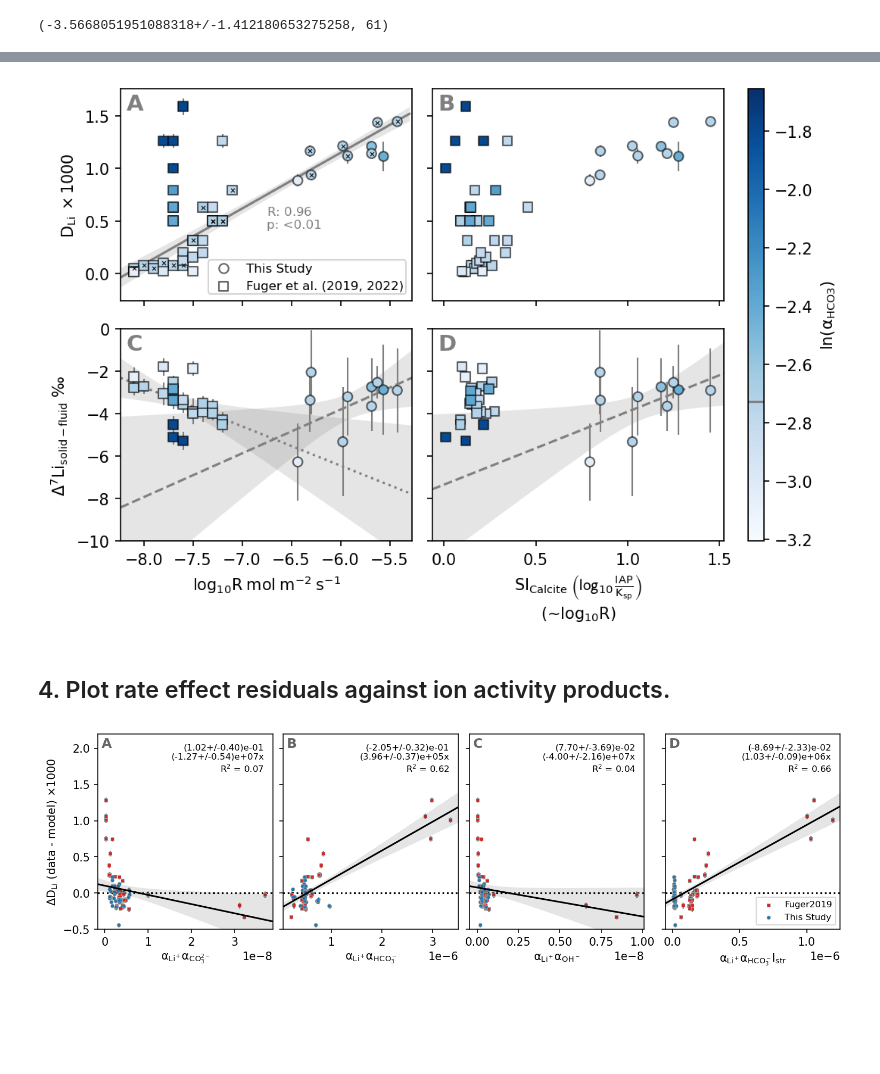
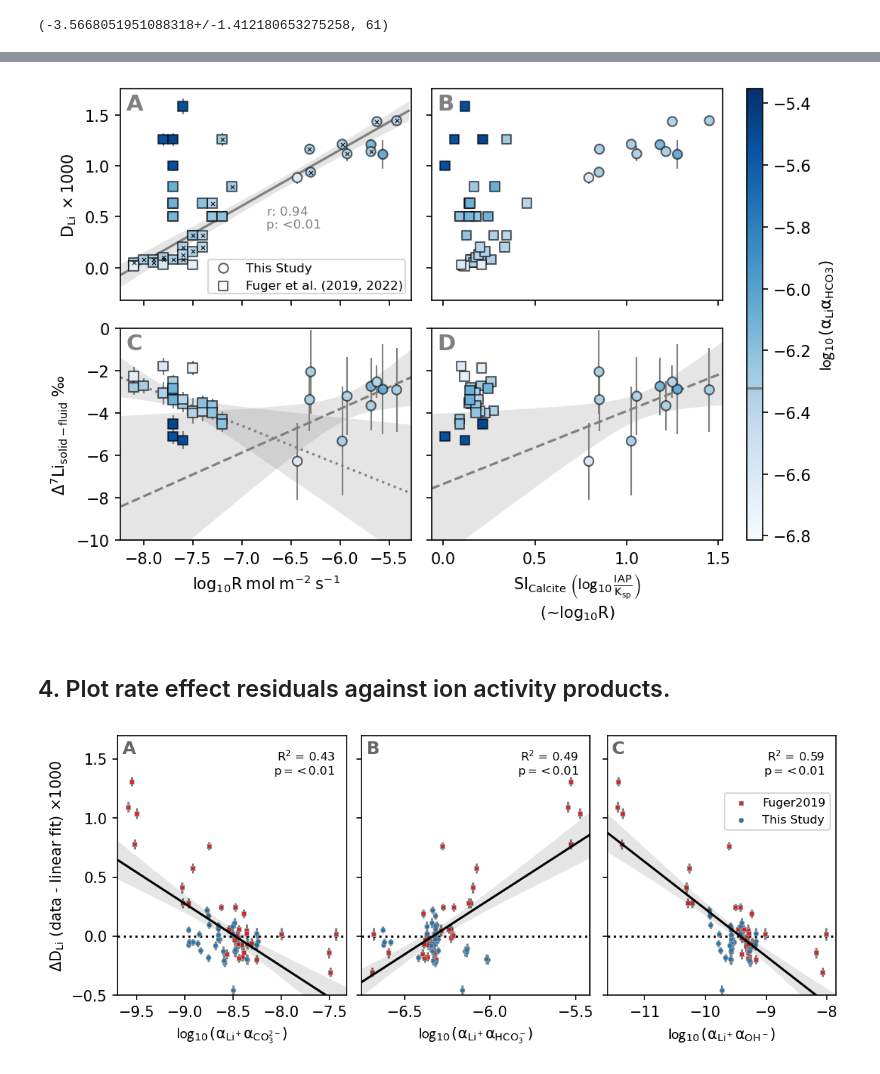
Before and after one commit to oscarbranson/supplementary, a Jupyter notebook: supplements/inorg_Li/02_Results.ipynb, the cells around one changed output, grey strips where cells are left out. Cells and saved outputs as stored; diff of their text form; code cells hidden in the pictures; blank space fills up the shorter version.

```diff
--- a/supplements/inorg_Li/02_Results.ipynb
+++ b/supplements/inorg_Li/02_Results.ipynb
@@ -45,7 +45,7 @@ for e, c in cdict.items():
 ax.text(.02, .98, '$T=25^oC$', va='top', ha='left', color=(.5,.5,.5), transform=ax.transAxes)
 ax.legend(fontsize=10)
 
-ax.set_ylabel('$pH_T$')
+ax.set_ylabel('$pH_{NBS}$')
 ax.set_xlabel('DIC ($\mu mol/kg$)')
 
 fig.tight_layout()
@@ -316,7 +320,7 @@ axs[0,0].set_ylabel('$D_{Li}\\ \\times 1000$')
 axs[1,0].set_ylabel('$\\Delta^7Li_{solid-fluid}~‰$')
 
 axs[1,0].set_xlabel('Temperature ℃')
-axs[1,1].set_xlabel('$pH_T$')
+axs[1,1].set_xlabel('$pH_{NBS}$')
 axs[1,2].set_xlabel('DIC $\\mu mol~kg^{-1}$')
 
 axs[1,2].set_xlim(900, 4400)
@@ -363,13 +384,18 @@ epsLi_mu, combined_epsLi.size
 # %%
-# fit data with ~constant HCO3- activity
+# fit data with ~constant Li-HCO3- activity coefficient
 Rp = np.concatenate([nom(df.R.R_13C), nom(10**fug.solid.logR)])
-la_HCO3 = np.concatenate([df[database, 'la_HCO3-'].values, fug[database, 'la_HCO3-'].values])
-HCO3 = 10**la_HCO3
+la_LiHCO3 = np.concatenate([df[database, 'la_LiHCO3-'].values, fug[database, 'la_LiHCO3-'].values])
 
 DLi = np.concatenate([nom(df.OG.DLi), nom(fug.solid.DLi)])
 DLi_err = np.concatenate([err(df.OG.DLi), fug.solid.DLi_2std * 2])
 
-ind = np.isclose(la_HCO3, df[database, 'la_HCO3-'].values.mean(), atol=0.05)
+ind = np.isclose(
+    la_LiHCO3,
+    df.loc[:, (database, 'la_LiHCO3-')].mean(),
+    atol=0.5 * df.loc[:, (database, 'la_LiHCO3-')].std()
+)
+
+print(df.loc[:, (database, 'la_LiHCO3-')].mean(), 0.5 * df.loc[:, (database, 'la_LiHCO3-')].std())
 
 fit_x = np.log10(Rp[ind])
 fit_y = DLi[ind]
@@ -382,6 +408,9 @@ up = un.correlated_values(p, cov)
 nR = np.logspace(-8.3, -5.3)
 pred = np.polyval(up, np.log10(nR))
 
+plt.scatter(np.log10(Rp[ind]), DLi[ind])
+plt.plot(np.log10(nR), nom(pred))
+
 fit_stats = stats.pearsonr(fit_x, fit_y)
 fit_stats
 # %% [output]
@@ -396,8 +421,12 @@ plt.plot(np.log10(nR), nom(pred))
 fig, axs = plt.subplots(2, 2, figsize=(7, 5), sharex='col', sharey='row')
 
 pdf = sdf
-cvar = (database, 'la_HCO3-')
-clabel = r'$ln(\alpha_{HCO3})$'
+
+# cvar = (database, 'la_HCO3-')
+# clabel = r'$ln(\alpha_{HCO3})$'
+
+cvar = (database, 'la_LiHCO3-')
+clabel = r'$\log_{10}(\alpha_{Li} \alpha_{HCO3})$'
 
 # logR plot
 
@@ -475,18 +504,19 @@ plot_line(axs[1,0], pp, zorder=-3, color='gray', ls='--')
 pp = fit_line(nom(df.loc[ind, (database, 'si_Calcite')]), nom(df.loc[ind, ('Li_isotopes_vs_fluid', 'Delta_og')]))
 plot_line(axs[1,1], pp, zorder=-3, color='gray', ls='--')
 
-# draw on linear fit to constant HCO3-
+
+
+# draw on linear fit to constant Li-HCO3- activity
 axs[0,0].plot(np.log10(nR), unp.nominal_values(pred) * 1000, color='grey', zorder=-2)
 axs[0,0].fill_between(np.log10(nR), unp.nominal_values(pred - 1.96 * err(pred)) * 1000, unp.nominal_values(pred + 1.96 * err(pred)) * 1000, alpha=0.2, color='grey', zorder=-3, lw=0)
 
-la_HCO3_mean = df[database, 'la_HCO3-'].values.mean()
-ind = np.isclose(nom(pdf[database, 'la_HCO3-'].values), la_HCO3_mean, atol=0.05)
+ind = np.isclose(nom(pdf[cvar].values), df.loc[:, (database, 'la_LiHCO3-')].mean(), atol=0.5 * df.loc[:, (database, 'la_LiHCO3-')].std())
 axs[0,0].scatter(nom(pdf.loc[ind, ('R', 'log10R_13C')]), nom(pdf.loc[ind, ('OG', 'DLi')]) * 1e3, marker='x', color='k', s=6, lw=0.5)
 
-ind = np.isclose(fug[database, 'la_HCO3-'].values, la_HCO3_mean, atol=0.05)
+ind = np.isclose(fug[cvar].values, df.loc[:, (database, 'la_LiHCO3-')].mean(), atol=0.5 * df.loc[:, (database, 'la_LiHCO3-')].std())
 axs[0,0].scatter(fug.loc[ind, ('solid', 'logR')], fug.loc[ind, ('solid', 'DLi')] * 1e3, marker='x', color='k', s=6, lw=0.5)
 
-axs[0,0].text(0.5, 0.45, f'$R$: {fit_stats.statistic:.2f}\np: <0.01', transform=axs[0,0].transAxes, ha='left', va='top', fontsize=8, color='grey')
+axs[0,0].text(0.5, 0.45, f'$r$: {fit_stats.statistic:.2f}\np: <0.01', transform=axs[0,0].transAxes, ha='left', va='top', fontsize=8, color='grey')
 
 
 axs[0,0].set_ylabel('$D_{Li}\\ \\times 1000$')
@@ -498,7 +528,7 @@ fig.subplots_adjust(right=0.87)
 cax = fig.add_axes([.9, pax.get_position().y0, .02, bax.get_position().y1 - pax.get_position().y0])
 fig.colorbar(ma, cax, label=clabel)
 
-cax.axhline(df[database, 'la_HCO3-'].values.mean(), color='grey')
+cax.axhline(df.loc[:, (database, 'la_LiHCO3-')].mean(), color='grey')
 
 for ax, a in zip(axs.flat, 'ABCDEFGH'):
     ax.text(0.02, 0.98, a, weight='bold', transform=ax.transAxes, ha='left', va='top', fontsize=14, color='grey')
@@ -509,7 +539,7 @@ axs[0,0].legend(fontsize=8, borderpad=0.2)
 
 savefig(fig, '03_Rate_SI')
 # %% [output]
-[figure, old version]
+[figure, new version]
 # %% [markdown]
 ## 4. Plot rate effect residuals against ion activity products.
 # %%
@@ -529,16 +559,16 @@ la_Li = np.concatenate([df[database, 'la_Li+'].values, fug[database, 'la_Li+'].v
 study = np.concatenate([np.full(df.shape[0], 'This Study'), np.full(fug.shape[0], 'Fuger2019')])
 
 # calculate solution ion activity products
-Li_CO3 = 10**la_Li * 10**la_CO3
-Li_HCO3 = 10**la_Li * 10**la_HCO3
-Li_HCO3_mu = 10**la_Li * 10**la_HCO3 * mu
-Li_OH = 10**la_Li * 10**la_OH
+Li_CO3 = np.log10(10**la_Li * 10**la_CO3)
+Li_HCO3 = np.log10(10**la_Li * 10**la_HCO3)
+Li_HCO3_mu = np.log10(10**la_Li * 10**la_HCO3 * mu)
+Li_OH = np.log10(10**la_Li * 10**la_OH)
 
 xvars = [
-    (Li_CO3, r'$\alpha_{Li^+} \alpha_{CO_3^{2-}}$'),
-    (Li_HCO3, r'$\alpha_{Li^+} \alpha_{HCO_3^-}$'),
-    (Li_OH, r'$\alpha_{Li^+} \alpha_{OH^-}$'),
-    (Li_HCO3_mu, r'$\alpha_{Li^+} \alpha_{HCO_3^-} I_{str}$'),
+    (Li_CO3, r'$\log_{10}(\alpha_{Li^+} \alpha_{CO_3^{2-}})$'),
+    (Li_HCO3, r'$\log_{10}(\alpha_{Li^+} \alpha_{HCO_3^-})$'),
+    (Li_OH, r'$\log_{10}(\alpha_{Li^+} \alpha_{OH^-})$'),
+    # (Li_HCO3_mu, r'$\log_{10}(\alpha_{Li^+} \alpha_{HCO_3^-} I_{str})$'),
     ]
 
 cvar = None
@@ -556,35 +586,41 @@ for i, (xv, label) in enumerate(xvars):
     for s in np.unique(study):
         ind = study == s
 
         c, m = mdict[s]
 
         ax.scatter(xv[ind], nom(y[ind]) * 1e3, s=10, c=c, marker=m, lw=0.5, edgecolor=(.6,.6,.6), **copts, label=s)
         ax.errorbar(xv[ind], nom(y[ind]) * 1e3, yerr=err(y[ind]) * 1e3, fmt='none', c='grey', zorder=-3)
         ax.set_xlabel(label)
 
     up = un.correlated_values(*np.polyfit(xv, nom(y) * 1e3, 1, cov=True))
 
     xlim = ax.get_xlim()
     ax.set_xlim(xlim)
     xn = np.linspace(*xlim)
     pred = np.polyval(up, xn)
 
     r2 = r2_score(nom(y) * 1e3, nom(np.polyval(up, xv)))
+    fit = stats.pearsonr(xv, nom(y))
 
     ax.plot(xn, nom(pred), color='k')
     ax.fill_between(xn, nom(pred) - 1.96 * err(pred), nom(pred) + 1.96 * err(pred), alpha=0.1, color='k', lw=0)
-    ax.text(0.95, 0.95, f'{up[1]:.2e}\n{up[0]:.2e}x\n$R^2$ = {r2:.2f}', transform=ax.transAxes, va='top', ha='right', fontsize=8)
+    if fit.pvalue > 0.01:
+        ptext = f'{fit.pvalue:.2f}'
+    else:
+        ptext = '<0.01'
+
+    ax.text(0.95, 0.95, f'$R^2$ = {r2:.2f}\n$p = {ptext}$', transform=ax.transAxes, va='top', ha='right', fontsize=8)
     ax.text(0.02, 0.98, labels[i], transform=ax.transAxes, va='top', ha='left', fontsize=12, weight='bold', color=(.4,.4,.4))
 
-axs[0].set_ylim(-0.5, 2.2)
+axs[0].set_ylim(-0.5, 1.7)
 
-axs[0].set_ylabel('$\Delta D_{Li}$ (data - model) $\\times 1000$')
+axs[0].set_ylabel('$\\Delta D_{Li}$ (data - linear fit) $\\times 1000$')
 
-axs[-1].legend(fontsize=8, loc='lower right')
+axs[-1].legend(fontsize=8, loc='upper right', bbox_to_anchor=(1, 0.8))
 
 for ax in axs:
     ax.axhline(0, ls=':', c='k', zorder=-1)
 
 savefig(fig, '04_Rate_Residuals')
 # %% [output]
-[figure, old version]
+[figure, new version]
```
Also changed, not shown: parts of 8 cells of this notebook.
